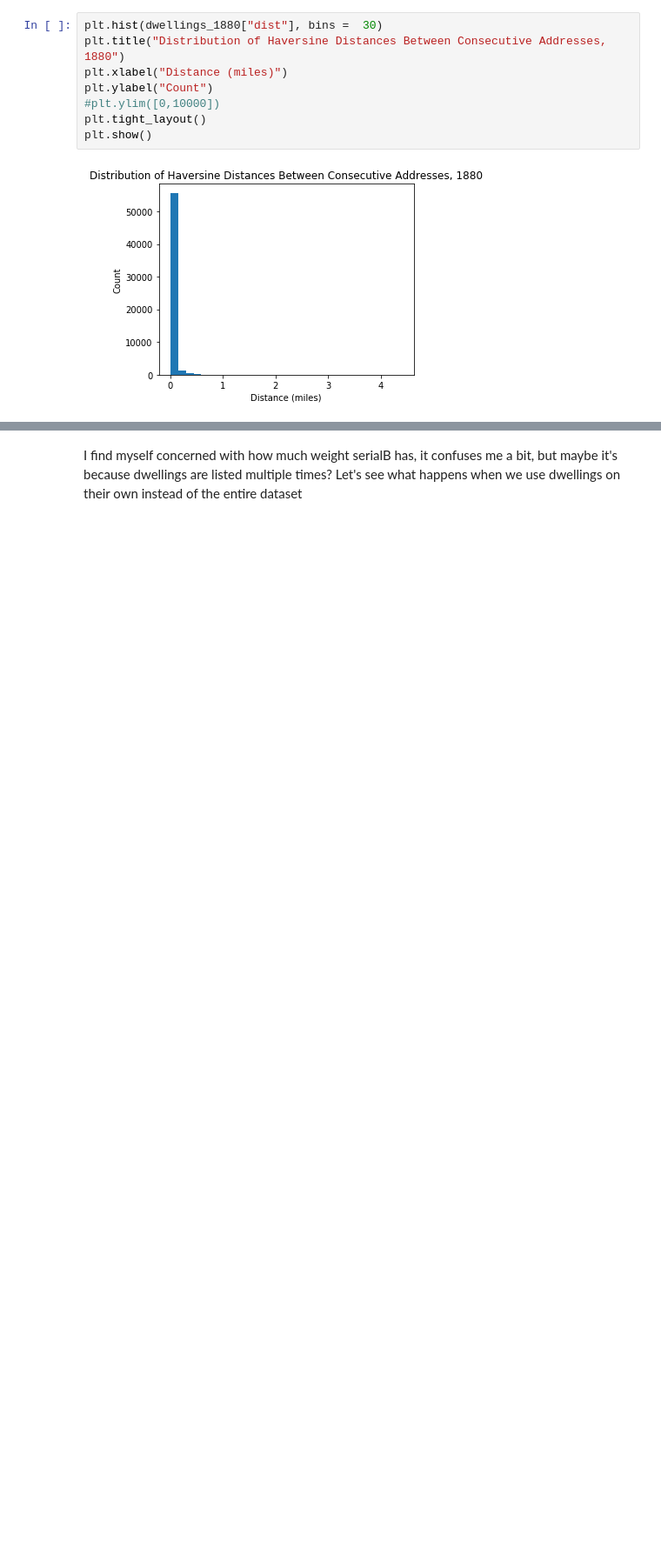
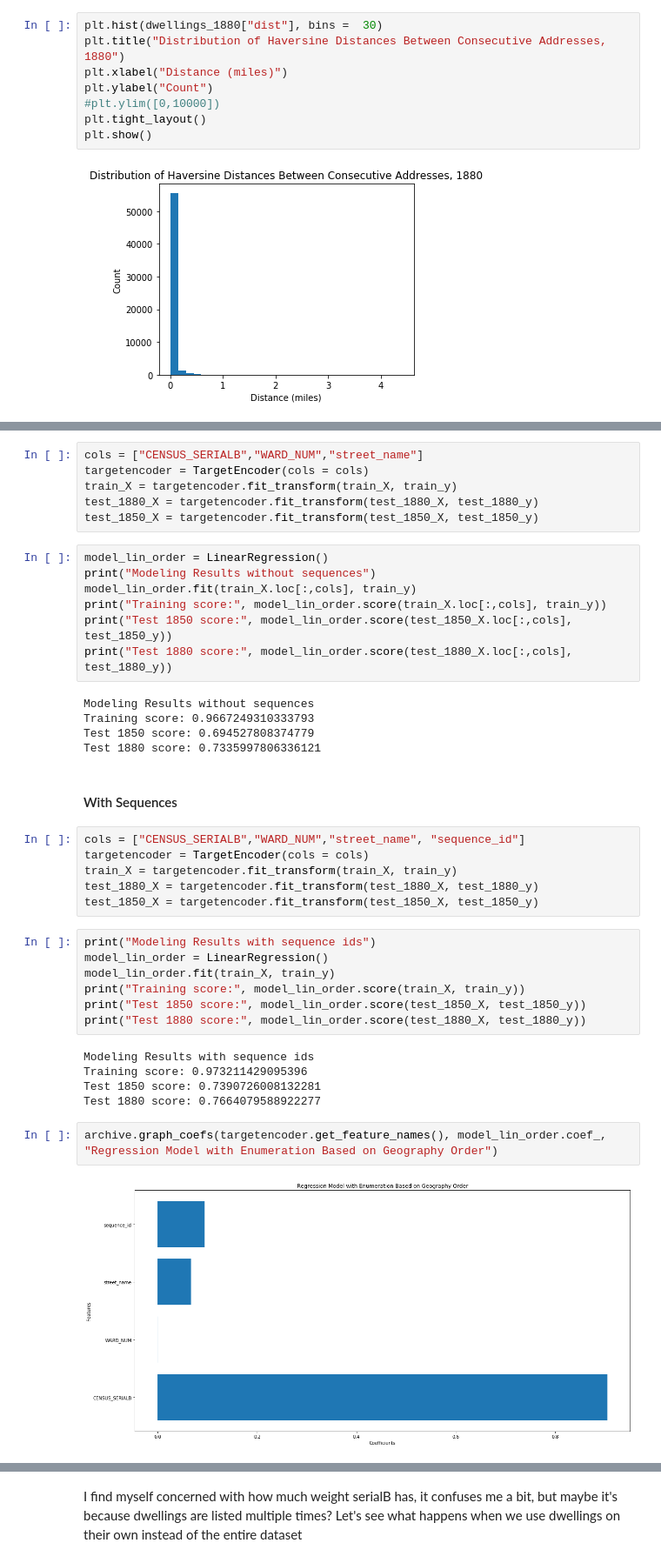
Before and after one commit to CenterForSpatialResearch/hnyc-spatial-linkage, a Jupyter notebook: interpolation_notebooks/Concepts_and_Development/Developing Distance Based Sequences.ipynb, the cells around one changed output, grey strips where cells are left out. Shown at 87% size. Saved outputs shown, nothing was run; the diff lists cells and outputs as text; blank space fills up the shorter version.

```diff
--- a/Interpolation/Examining Sequence Patterns.ipynb
+++ b/interpolation_notebooks/Concepts_and_Development/Developing Distance Based Sequences.ipynb
@@ -426,0 +292,42 @@ Test 1880 score: 0.880457832542726
+# %%
+cols = ["CENSUS_SERIALB","WARD_NUM","street_name"]
+targetencoder = TargetEncoder(cols = cols)
+train_X = targetencoder.fit_transform(train_X, train_y)
+test_1880_X = targetencoder.fit_transform(test_1880_X, test_1880_y)
+test_1850_X = targetencoder.fit_transform(test_1850_X, test_1850_y)
+# %%
+model_lin_order = LinearRegression()
+print("Modeling Results without sequences")
+model_lin_order.fit(train_X.loc[:,cols], train_y)
+print("Training score:", model_lin_order.score(train_X.loc[:,cols], train_y))
+print("Test 1850 score:", model_lin_order.score(test_1850_X.loc[:,cols], test_1850_y))
+print("Test 1880 score:", model_lin_order.score(test_1880_X.loc[:,cols], test_1880_y))
+# %% [output]
+Modeling Results without sequences
+Training score: 0.9667249310333793
+Test 1850 score: 0.694527808374779
+Test 1880 score: 0.7335997806336121
+# %% [markdown]
+#### With Sequences
+# %%
+cols = ["CENSUS_SERIALB","WARD_NUM","street_name", "sequence_id"]
+targetencoder = TargetEncoder(cols = cols)
+train_X = targetencoder.fit_transform(train_X, train_y)
+test_1880_X = targetencoder.fit_transform(test_1880_X, test_1880_y)
+test_1850_X = targetencoder.fit_transform(test_1850_X, test_1850_y)
+# %%
+print("Modeling Results with sequence ids")
+model_lin_order = LinearRegression()
+model_lin_order.fit(train_X, train_y)
+print("Training score:", model_lin_order.score(train_X, train_y))
+print("Test 1850 score:", model_lin_order.score(test_1850_X, test_1850_y))
+print("Test 1880 score:", model_lin_order.score(test_1880_X, test_1880_y))
+# %% [output]
+Modeling Results with sequence ids
+Training score: 0.973211429095396
+Test 1850 score: 0.7390726008132281
+Test 1880 score: 0.7664079588922277
+# %%
+archive.graph_coefs(targetencoder.get_feature_names(), model_lin_order.coef_, "Regression Model with Enumeration Based on Geography Order")
+# %% [output]
+[figure, added]
```
Also changed, not shown: parts of 77 cells of this notebook, 14 other files.
